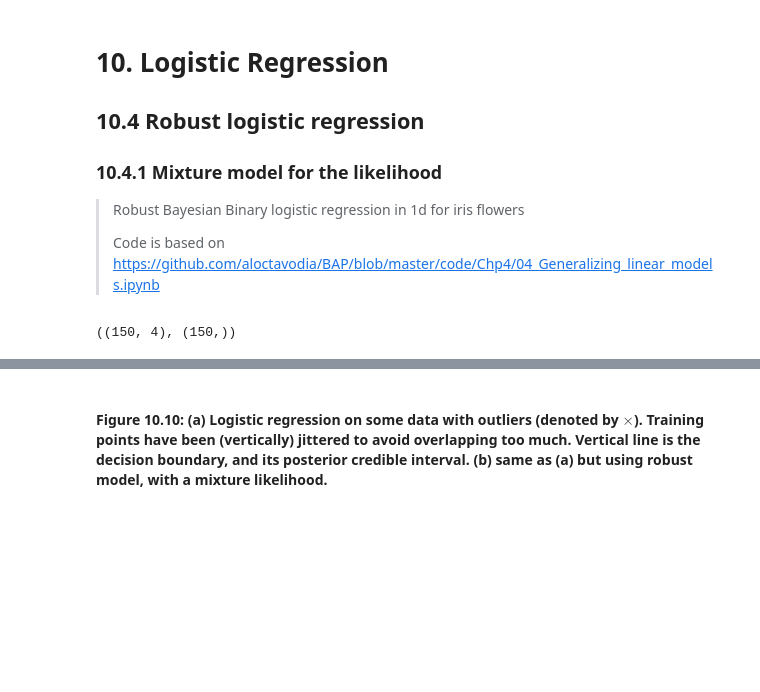
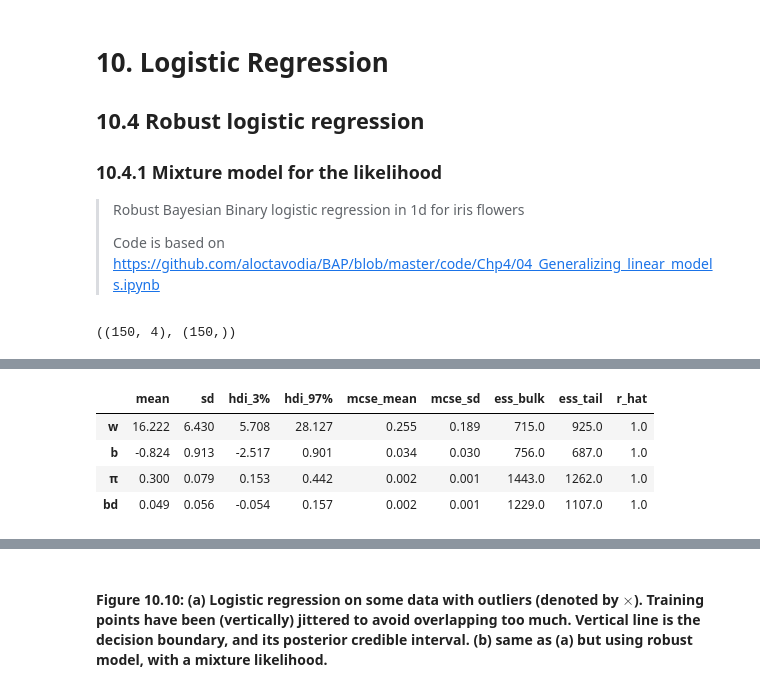
Before and after one commit to chofchof/probml, a Jupyter notebook: notebooks/book1/10/logreg_iris_bayes_robust_1d_pymc3.ipynb, the cells around one changed output, grey strips where cells are left out. Saved outputs shown, nothing was run; the diff lists cells and outputs as text; code cells hidden in the pictures; blank space fills up the shorter version.

```diff
--- a/notebooks/book1/10/logreg_iris_bayes_robust_1d_pymc3.ipynb
+++ b/notebooks/book1/10/logreg_iris_bayes_robust_1d_pymc3.ipynb
@@ -147 +126,9 @@ Wall time: 25.4 s
+# %%
+pm.summary(trace_robust, var_names=['w', 'b', 'π', 'bd'])
+# %% [output]
+|  | mean | sd | hdi_3% | hdi_97% | mcse_mean | mcse_sd | ess_bulk | ess_tail | r_hat |
+| w | 16.222 | 6.430 | 5.708 | 28.127 | 0.255 | 0.189 | 715.0 | 925.0 | 1.0 |
+| b | -0.824 | 0.913 | -2.517 | 0.901 | 0.034 | 0.030 | 756.0 | 687.0 | 1.0 |
+| π | 0.300 | 0.079 | 0.153 | 0.442 | 0.002 | 0.001 | 1443.0 | 1262.0 | 1.0 |
+| bd | 0.049 | 0.056 | -0.054 | 0.157 | 0.002 | 0.001 | 1229.0 | 1107.0 | 1.0 |
 # %%
```
Also changed, not shown: parts of 13 cells of this notebook, 5 other files.
